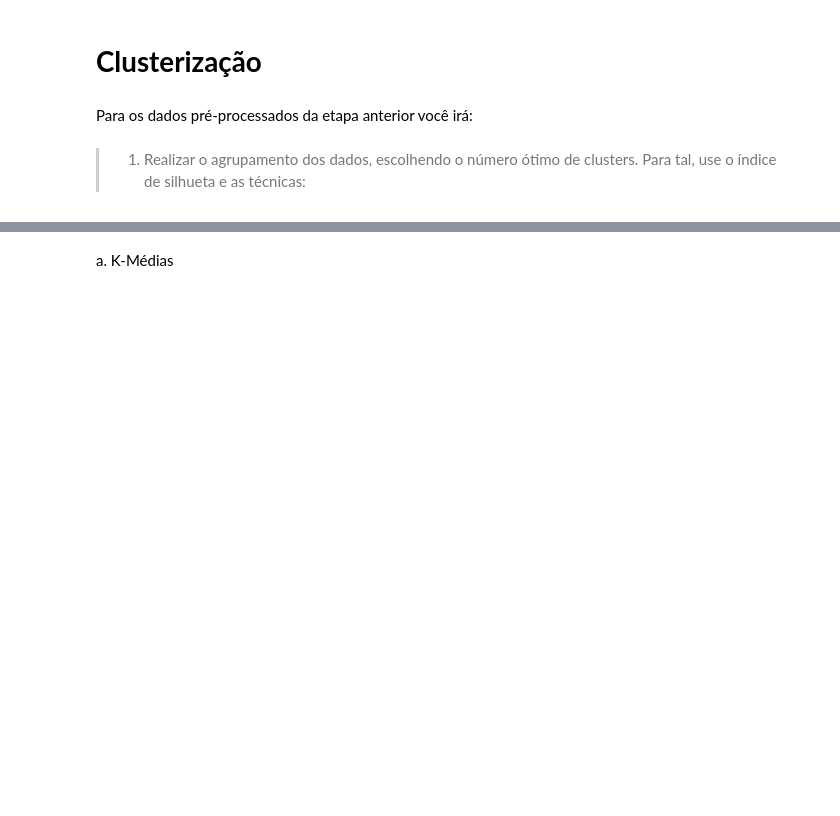
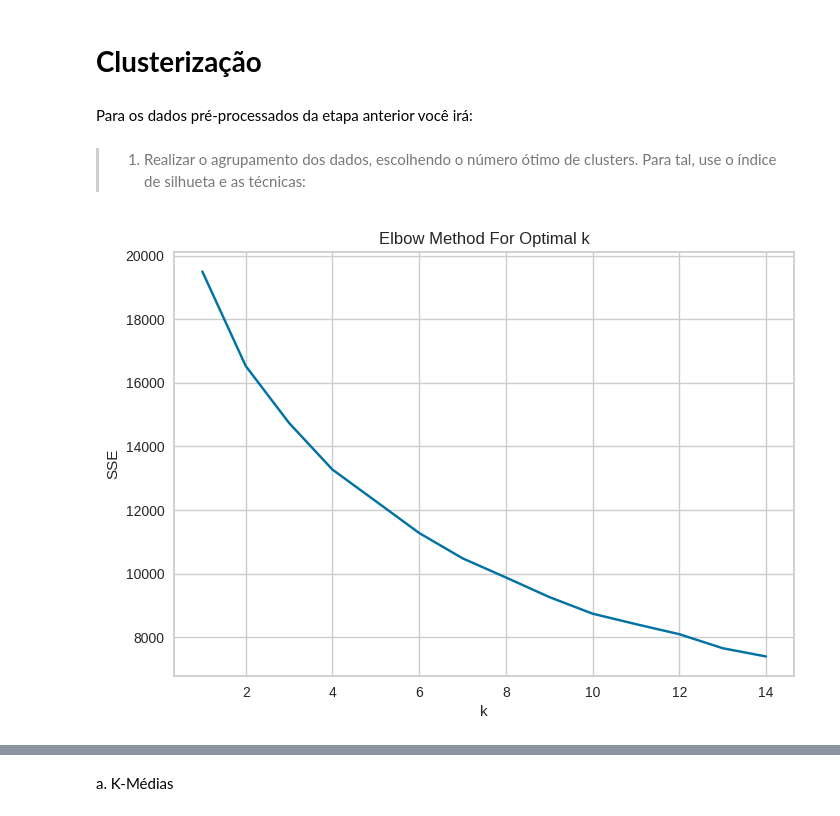
Before and after one commit to acrisandradee/validacaomodeloclusterizacao, a Jupyter notebook: Validação_de_modelos_de_clusterização.ipynb, the cells around one changed output, grey strips where cells are left out. Cells and saved outputs as stored; diff of their text form; code cells hidden in the pictures; blank space fills up the shorter version.

```diff
--- a/Validação_de_modelos_de_clusterização.ipynb
+++ b/Validação_de_modelos_de_clusterização.ipynb
@@ -243,20 +253,19 @@ Ao analisarmos os graficos percebemos que Purchase Amount (USD) possui a maior v
 # %%
 !pip install scikit-learn
 import pandas as pd
-from sklearn.preprocessing import StandardScaler, LabelEncoder
+from sklearn.preprocessing import StandardScaler
 
-variaveis_cluster = ['Age', 'Purchase Amount (USD)', 'Review Rating', 'Previous Purchases', 'Frequency of Purchases']
 
-# Create a LabelEncoder object
-encoder = LabelEncoder()
-
-# Fit the encoder to the 'Frequency of Purchases' column and transform it
-dados['Frequency of Purchases'] = encoder.fit_transform(dados['Frequency of Purchases'])
-
+variaveiscluster = [
+    "Age",
+    "Purchase Amount (USD)",
+    "Frequency of Purchases",
+    "Review Rating",
+    "Previous Purchases",
+]
 scaler = StandardScaler()
-numerico = dados[variaveis_cluster]
-dadospadronizados = scaler.fit_transform(numerico)
-
+numerical_data = dados[variaveiscluster]
+dadospadronizados = scaler.fit_transform(numerical_data)
 dadospadronizados
 # %% [output]
 Requirement already satisfied: scikit-learn in /usr/local/lib/python3.10/dist-packages (1.5.2)
@@ -281,3 +290,18 @@ array([[ 0.71891344, -0.28562864, -0.90758357, -0.78583067,  0.01257477],
 Para os dados pré-processados da etapa anterior você irá:
 # %% [markdown]
 >1. Realizar o agrupamento dos dados, escolhendo o número ótimo de clusters. Para tal, use o índice de silhueta e as técnicas:
+# %%
+Sum_of_squared_distances =[]
+K = range(1,15)
+for k in K:
+    km =KMeans(n_clusters =k)
+    km =km.fit(dadospadronizados)
+    Sum_of_squared_distances.append(km.inertia_)
+
+plt.plot(K, Sum_of_squared_distances, 'bx-')
+plt.xlabel('k')
+plt.ylabel('SSE')
+plt.title('Elbow Method For Optimal k')
+plt.show()
+# %% [output]
+[figure, added]
```
Also changed, not shown: parts of 13 cells of this notebook.
